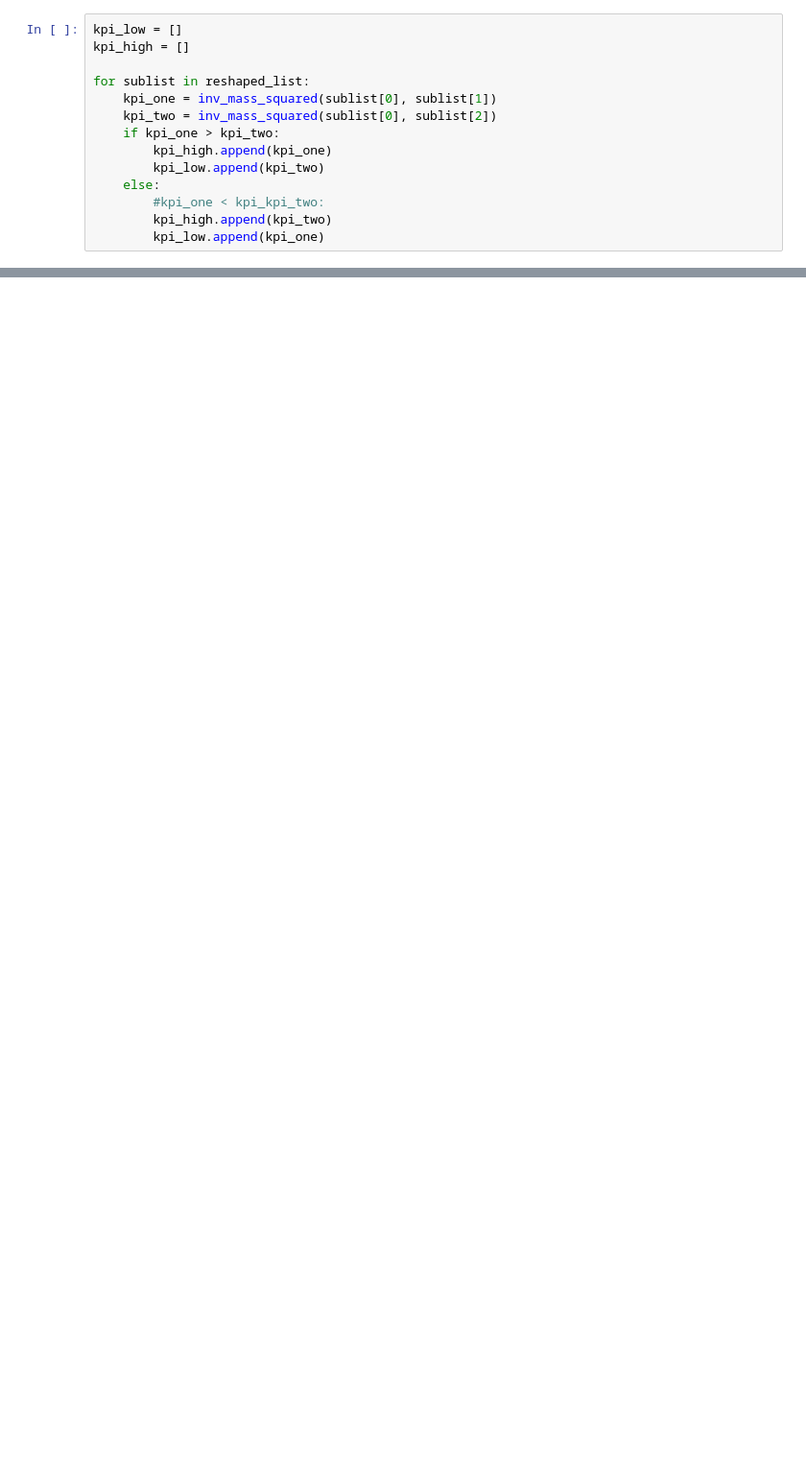
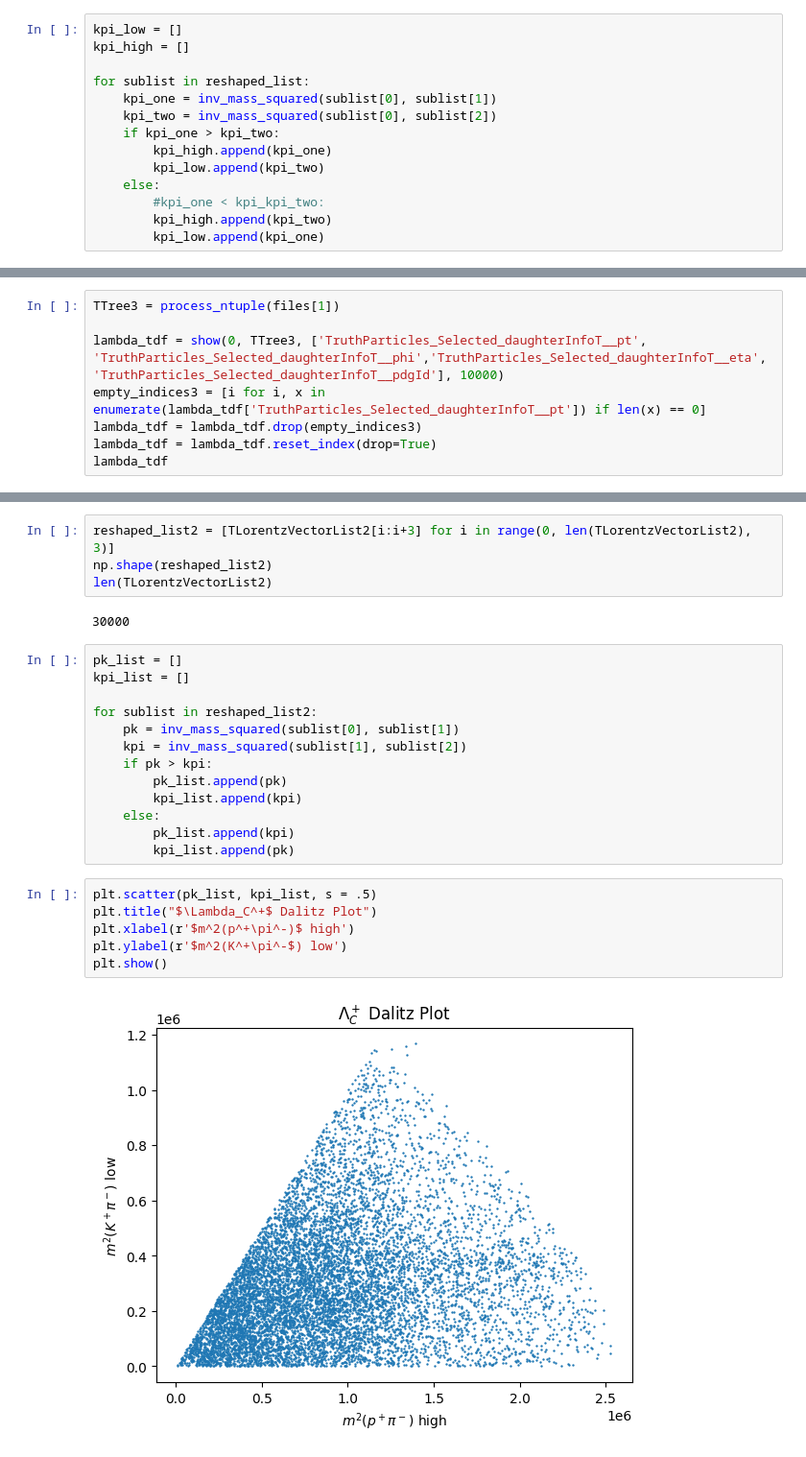
Before and after one commit to GitGup/ATLAS_DNN, a Jupyter notebook: MCAnalysis.ipynb, the cells around one changed output, grey strips where cells are left out. Shown at 96% size. Saved outputs shown, nothing was run; the diff lists cells and outputs as text; blank space fills up the shorter version.

```diff
--- a/MCAnalysis.ipynb
+++ b/MCAnalysis.ipynb
@@ -176,0 +200,8 @@ plt.show()
+# %%
+TTree3 = process_ntuple(files[1])
+
+lambda_tdf = show(0, TTree3, ['TruthParticles_Selected_daughterInfoT__pt', 'TruthParticles_Selected_daughterInfoT__phi','TruthParticles_Selected_daughterInfoT__eta', 'TruthParticles_Selected_daughterInfoT__pdgId'], 10000)
+empty_indices3 = [i for i, x in enumerate(lambda_tdf['TruthParticles_Selected_daughterInfoT__pt']) if len(x) == 0]
+lambda_tdf = lambda_tdf.drop(empty_indices3)
+lambda_tdf = lambda_tdf.reset_index(drop=True)
+lambda_tdf
@@ -176,0 +246,27 @@ plt.show()
+# %%
+reshaped_list2 = [TLorentzVectorList2[i:i+3] for i in range(0, len(TLorentzVectorList2), 3)]
+np.shape(reshaped_list2)
+len(TLorentzVectorList2)
+# %% [output]
+30000
+# %%
+pk_list = []
+kpi_list = []
+
+for sublist in reshaped_list2:
+    pk = inv_mass_squared(sublist[0], sublist[1])
+    kpi = inv_mass_squared(sublist[1], sublist[2])
+    if pk > kpi:
+        pk_list.append(pk)
+        kpi_list.append(kpi)
+    else:
+        pk_list.append(kpi)
+        kpi_list.append(pk)
+# %%
+plt.scatter(pk_list, kpi_list, s = .5)
+plt.title("$\Lambda_C^+$ Dalitz Plot")
+plt.xlabel(r'$m^2(p^+\pi^-)$ high')
+plt.ylabel(r'$m^2(K^+\pi^-$) low')
+plt.show()
+# %% [output]
+[figure, added]
```
Also changed, not shown: parts of 13 cells of this notebook.
